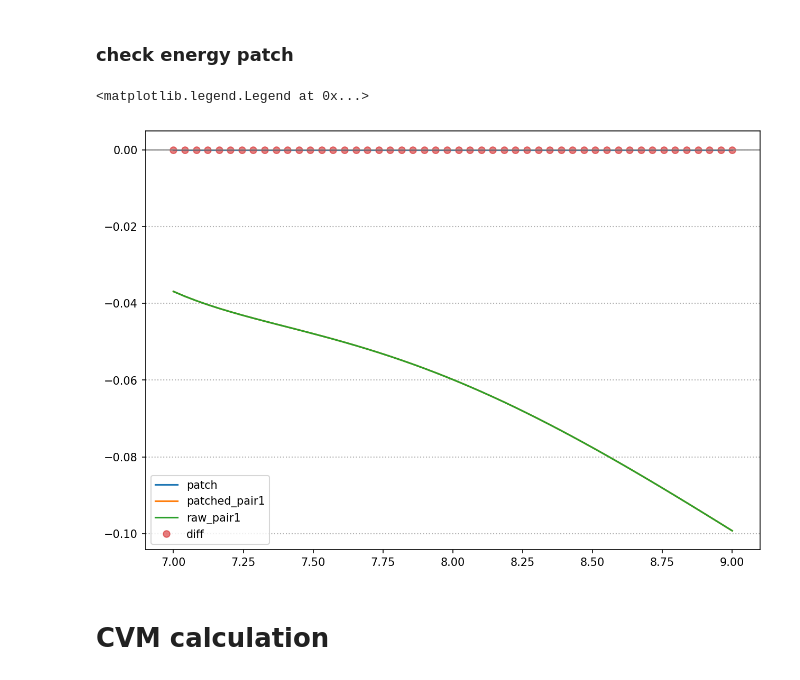
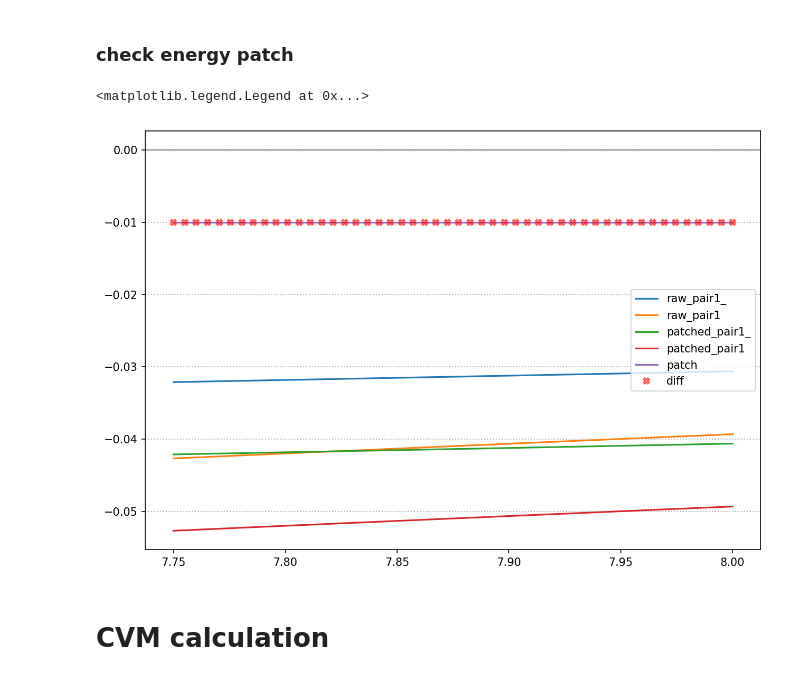
Before and after one commit to kidddddd1984/CVM, a Jupyter notebook: samples/tetrahedron.ipynb, the cells around one changed output. Cells and saved outputs as stored; diff of their text form; code cells hidden in the pictures.

```diff
--- a/samples/tetrahedron.ipynb
+++ b/samples/tetrahedron.ipynb
@@ -75,8 +76,8 @@ def process(meta, *results, experiment=None):
 # %% [markdown]
 # Reading input set
 # %%
-tetra = Tetrahedron.from_input_set('AlMg')
-# tetra = Tetrahedron.from_input_set('PdRh')
+# tetra = Tetrahedron.from_input_set('AlMg')
+tetra = Tetrahedron.from_input_set('PdRh')
 
 with cvm_context(simple_print='True'):
     print(tetra)
@@ -152,6 +241,4 @@ plt.legend()
 # %%
-from collections import OrderedDict
-
 plt.figure(figsize=(10, 7), dpi=150)
 
 # ls = np.linspace(6.8, 8.2, 50)
@@ -159,11 +246,9 @@ ls = np.linspace(7.0, 9.0, 50)
 ls_ = UnitConvert.lc2ad(ls)
 
 sample = tetra.tag_800k
-t = pd.DataFrame([sample( r=r) for r in ls_])
+t = pd.DataFrame([sample(T=300, r=r) for r in ls_])
 
 for c in t:
-    if c is 'pair2':
-        continue
     plt.plot(ls, t[c], label=c)
 
 plt.axhline(y=0, color='gray', ls='-', lw=1.0)
@@ -230,35 +264,42 @@ plt.legend()
 def patch(_, r0):
 
     r0 = UnitConvert.ad2lc(r0)
-    _1st = -0.071 + (-0.00365 * (r0 - 7.85) / 0.1)
+    _1st = -0.075 + (-0.00365 * (r0 - 7.85) / 0.1)
 
-    return {'pair1': -0.0}
+#     return {'pair1': _1st, 'pair1_': _1st}
+    return {'pair1': -0.01, 'pair1_': -0.01}
 # %%
-from collections import OrderedDict
-
 plt.figure(figsize=(10, 7), dpi=150)
 
-ls = np.linspace(7.0, 9.0, 50)
+ls = np.linspace(7.75, 8.0, 50)
 ls_ = UnitConvert.lc2ad(ls)
 
 sample = tetra.tag_800k
 
-patch_en = [patch(120, r)['pair1'] for r in ls_]
-patched_en = [sample(r=r, energy_patch=patch).pair1 for r in ls_]
-raw_en = [sample(r=r).pair1 for r in ls_]
+patch_en = [patch(_, r)['pair1'] for r in ls_]
+patched_pair1 = [sample(T=400, r=r, energy_patch=patch).pair1 for r in ls_]
+patched_pair1_ = [sample(T=400, r=r, energy_patch=patch).pair1_ for r in ls_]
+raw_pair1 = [sample(T=400, r=r).pair1 for r in ls_]
+raw_pair1_ = [sample(T=400, r=r).pair1_ for r in ls_]
 
-t = pd.DataFrame(dict(patch=patch_en, patched_pair1=patched_en, raw_pair1=raw_en))
+t = pd.DataFrame(
+    dict(raw_pair1_=raw_pair1_,
+         raw_pair1=raw_pair1,
+         patched_pair1_=patched_pair1_,
+         patched_pair1=patched_pair1,
+         patch=patch_en,
+        ))
 
 for c in t:
     plt.plot(ls, t[c], label=c)
-plt.plot(ls, t['patched_pair1'] - t['raw_pair1'], 'o', label='diff', alpha=0.6)
+plt.plot(ls, t['patched_pair1'] - t['raw_pair1'], 'X', c='red', label='diff', alpha=0.5)
 
 plt.axhline(y=0, color='gray', ls='-', lw=1.0)
 plt.grid(axis='y', linestyle=':', linewidth=1)
 # plt.ylim(-1.2, 5)
 plt.legend()
 # %% [output]
 <matplotlib.legend.Legend at 0x...>
-[figure, old version]
+[figure, new version]
 # %% [markdown]
 # CVM calculation
```
Also changed, not shown: parts of 23 cells of this notebook, 11 other files.
